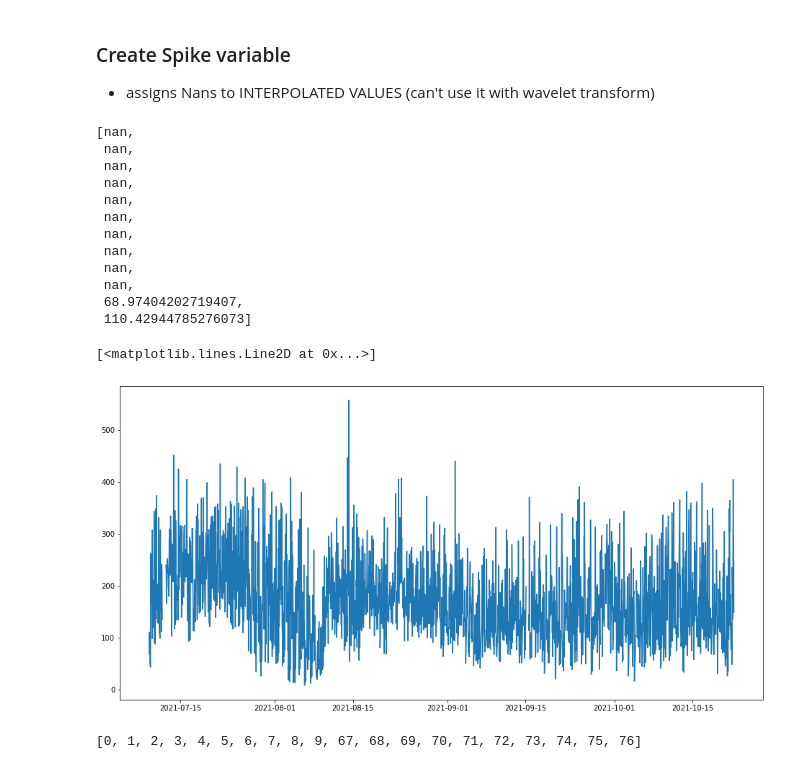
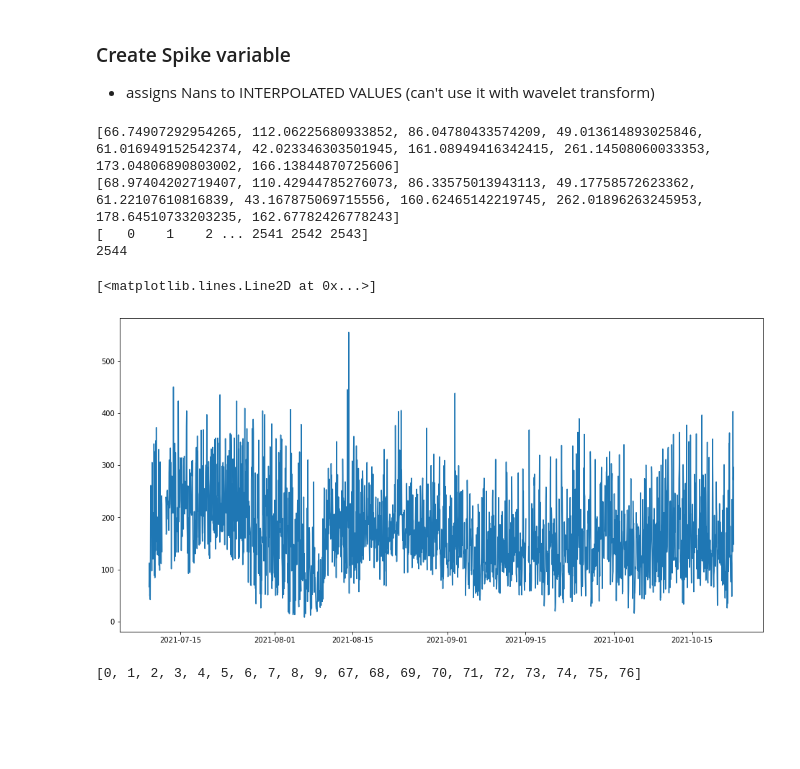
Before and after one commit to Ponyo2311/BioRhythms, a Jupyter notebook: icterSpikes_mice_3months.ipynb, the cells around one changed output. Drawn from its saved outputs; the diff is of its cells as text; code cells hidden in the pictures; blank space fills up the shorter version.

```diff
--- a/icterSpikes_mice_3months.ipynb
+++ b/icterSpikes_mice_3months.ipynb
@@ -72,7 +84,8 @@ The function loadmat loads all variables stored in the MAT-file into a simple Py
 
 from mat4py import loadmat
 
-data = loadmat(path2_interIctSpikes)
+data_seeg = loadmat(path2_interIctSpikes)
+data_seeg_old = loadmat(path2_interIctSpikes_old)
 # %%
 #data = f.get(')
 #data = np.array(data) # For converting to a NumPy array
@@ -91,5 +104,7 @@ dict_keys(['dateHour', 'spikes', 'spikesDuringSeizure', 'spikesPerFullHour', 'pa
 + convert to dateTime object
 # %%
 #extract timestamp
-timestamp4Spikes=data["spikesPerHour"]['dateHour']
-timestamp4Spikes[:5]
+timestamp4Spikes_seeg=data_seeg["spikesPerHour"]['dateHour']
+timestamp4Spikes_seeg[:5]
+
+timestamp4Spikes_seeg_old=data_seeg_old["spikesPerHour"]['dateHour']
@@ -98,6 +116,6 @@ timestamp4Spikes[:5]
 # %%
 #convert to dateTime object
-index4Spikes=pd.to_datetime(timestamp4Spikes, format="%Y%m%d_%H")
+index4Spikes=pd.to_datetime(timestamp4Spikes_seeg, format="%Y%m%d_%H")
 index4Spikes[:5]
 # %% [output]
 DatetimeIndex(['2021-07-09 00:00:00', '2021-07-09 01:00:00',
@@ -108,30 +126,29 @@ DatetimeIndex(['2021-07-09 00:00:00', '2021-07-09 01:00:00',
 ### Create Spike variable
 + assigns Nans to INTERPOLATED VALUES (can't use it with wavelet transform)
 # %%
-spikes=data["spikesPerHour"]['spikesPerFullHour']
-spikes[:12]
+spikes_seeg=data_seeg["spikesPerHour"]['spikesPerFullHour']
+print(spikes_seeg[10:20])
+
+spikes_seeg_old=data_seeg_old["spikesPerHour"]['spikesPerFullHour']
+print(spikes_seeg_old[10:20])
+
+#are old and new the same?...nope
+print(np.where(np.array(spikes_seeg) != np.array(spikes_seeg_old))[0])
+print(len(spikes_seeg))
 # %% [output]
-[nan,
- nan,
- nan,
- nan,
- nan,
- nan,
- nan,
- nan,
- nan,
- nan,
- 68.97404202719407,
- 110.42944785276073]
+[66.74907292954265, 112.06225680933852, 86.04780433574209, 49.013614893025846, 61.016949152542374, 42.023346303501945, 161.08949416342415, 261.14508060033353, 173.04806890803002, 166.13844870725606]
+[68.97404202719407, 110.42944785276073, 86.33575013943113, 49.17758572623362, 61.22107610816839, 43.167875069715556, 160.62465142219745, 262.01896263245953, 178.64510733203235, 162.67782426778243]
+[   0    1    2 ... 2541 2542 2543]
+2544
 # %%
 # nan -> interpolate.. but how to interpolate in the beginning of the array?
 
 #let's plot it first
 fig = plt.figure(figsize=(16,8))
-plt.plot(index4Spikes,spikes)
+plt.plot(index4Spikes,spikes_seeg)
 # %% [output]
 [<matplotlib.lines.Line2D at 0x...>]
-[figure, old version]
+[figure, new version]
 # %%
 # which are nans?
 import math
```
Also changed, not shown: parts of 32 cells of this notebook, 2 other files.
